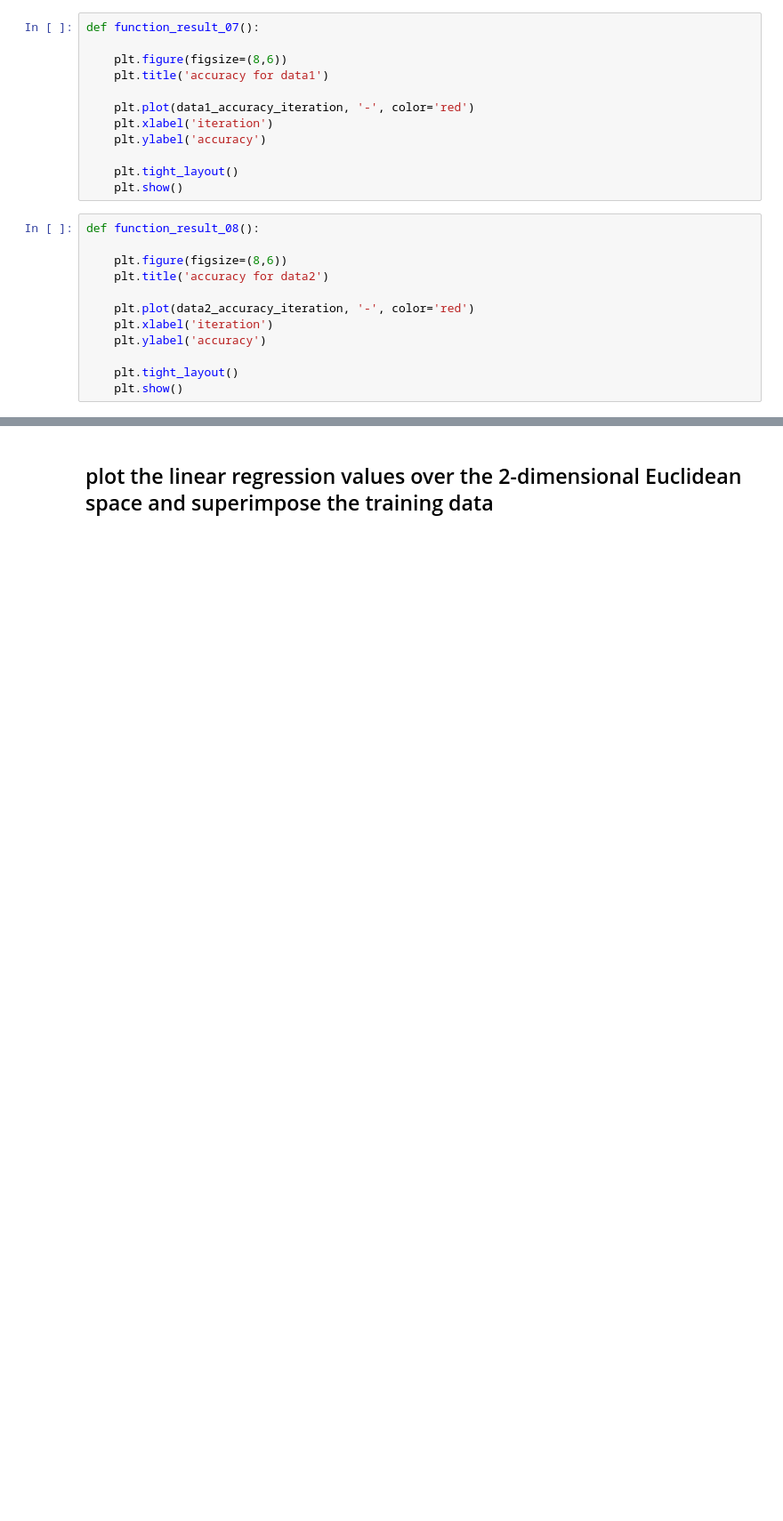
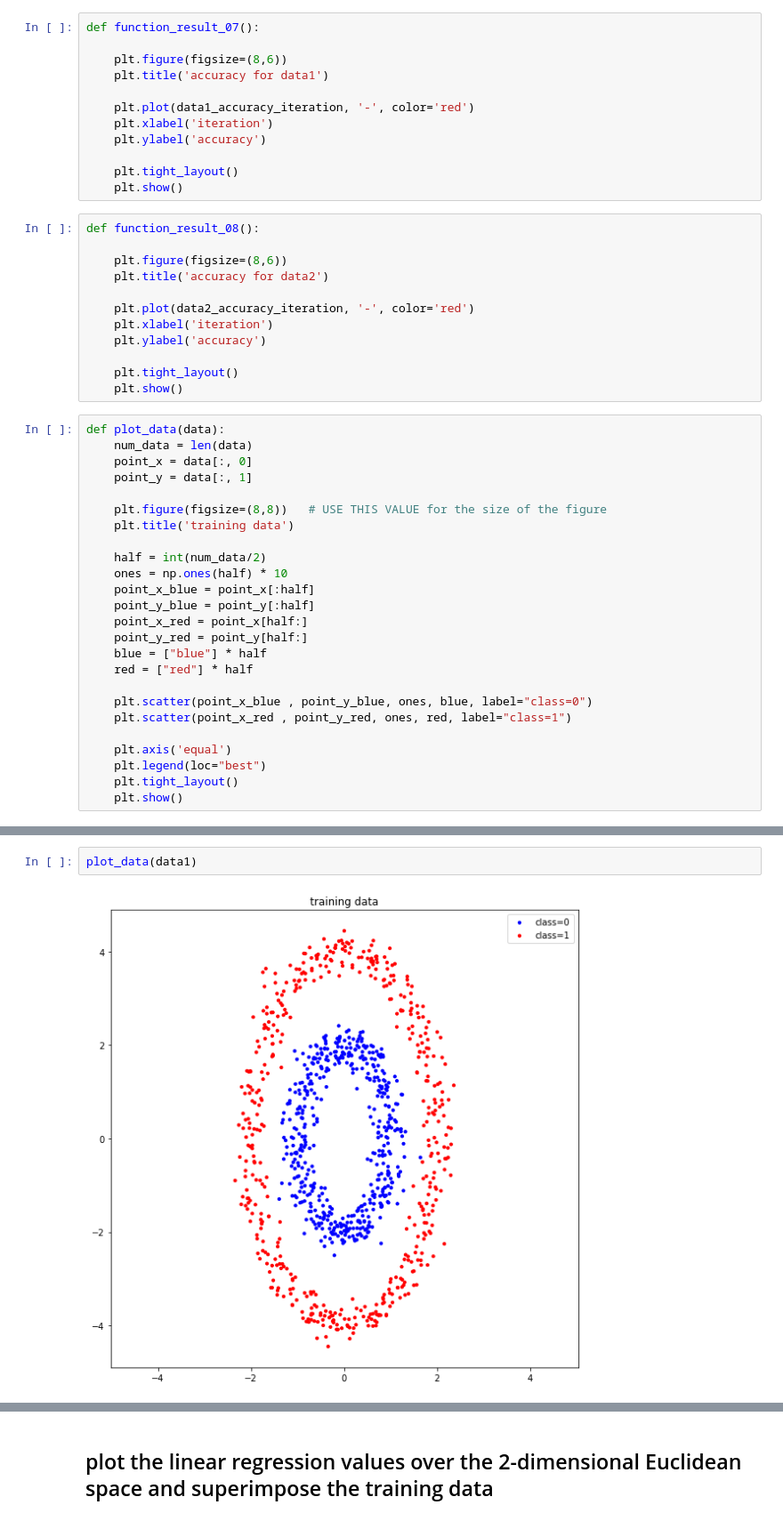
Before and after one commit to celestialxevermore/CAU_Machine_Learning, a Jupyter notebook: assignment_09/assignment_09.ipynb, the cells around one changed output, grey strips where cells are left out. Shown: that part at 89% size. Saved outputs shown, nothing was run; the diff lists cells and outputs as text; blank space fills up the shorter version.

```diff
--- a/assignment_09/assignment_09.ipynb
+++ b/assignment_09/assignment_09.ipynb
@@ -408,3 +446,28 @@ def function_result_08():
 
     plt.tight_layout()
     plt.show()
+# %%
+def plot_data(data):
+    num_data = len(data)
+    point_x = data[:, 0]
+    point_y = data[:, 1]
+
+    plt.figure(figsize=(8,8))   # USE THIS VALUE for the size of the figure
+    plt.title('training data')
+
+    half = int(num_data/2)
+    ones = np.ones(half) * 10
+    point_x_blue = point_x[:half]
+    point_y_blue = point_y[:half]
+    point_x_red = point_x[half:]
+    point_y_red = point_y[half:]
+    blue = ["blue"] * half
+    red = ["red"] * half
+
+    plt.scatter(point_x_blue , point_y_blue, ones, blue, label="class=0")
+    plt.scatter(point_x_red , point_y_red, ones, red, label="class=1")
+
+    plt.axis('equal')
+    plt.legend(loc="best")
+    plt.tight_layout()
+    plt.show()
@@ -410,0 +501,4 @@ def function_result_08():
+# %%
+plot_data(data1)
+# %% [output]
+[figure, added]
```
Also changed, not shown: parts of 15 cells of this notebook.
